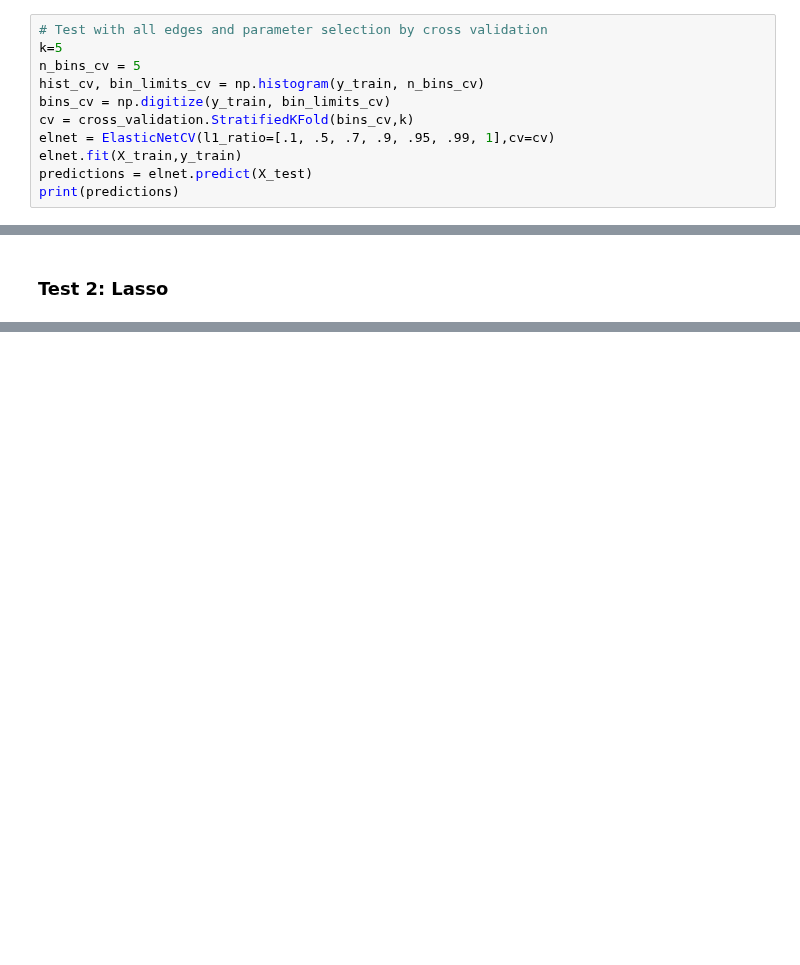
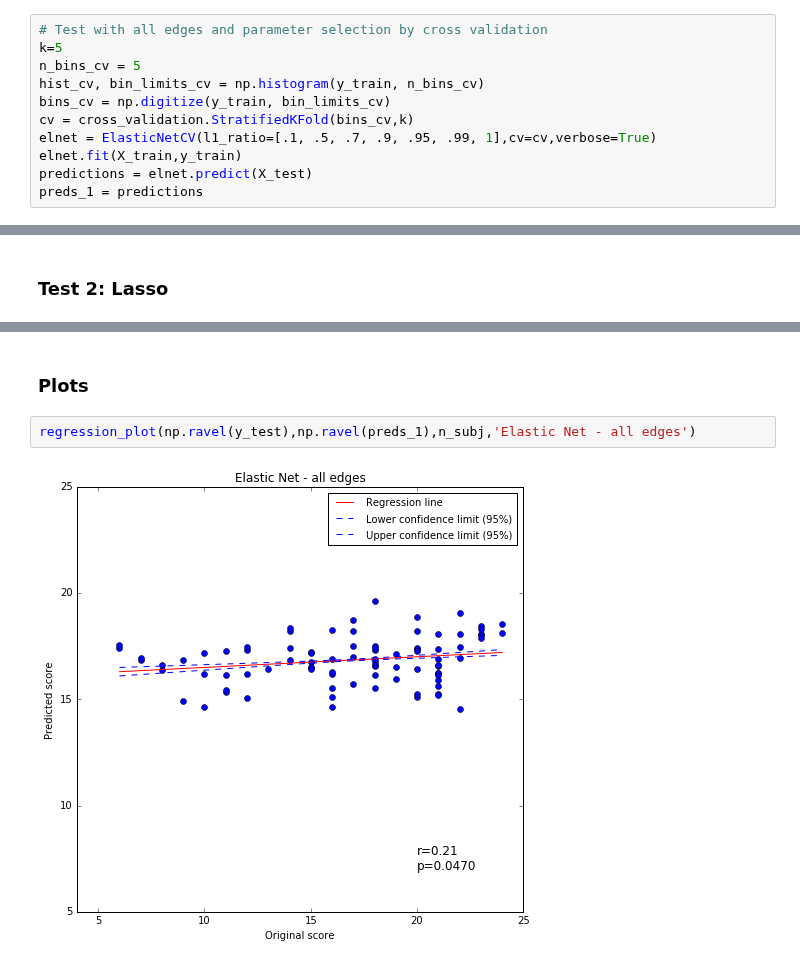
Before and after one commit to paola-g/iq_prediction, a Jupyter notebook: elastic_net_ext.ipynb, the cells around one changed output, grey strips where cells are left out. Drawn from its saved outputs; the diff is of its cells as text; blank space fills up the shorter version.

Commit message:
added plots

```diff
--- a/elastic_net_ext.ipynb
+++ b/elastic_net_ext.ipynb
@@ -186,7 +186,7 @@ n_bins_cv = 5
 hist_cv, bin_limits_cv = np.histogram(y_train, n_bins_cv)
 bins_cv = np.digitize(y_train, bin_limits_cv)
 cv = cross_validation.StratifiedKFold(bins_cv,k)
-elnet = ElasticNetCV(l1_ratio=[.1, .5, .7, .9, .95, .99, 1],cv=cv)
+elnet = ElasticNetCV(l1_ratio=[.1, .5, .7, .9, .95, .99, 1],cv=cv,verbose=True)
 elnet.fit(X_train,y_train)
 predictions = elnet.predict(X_test)
-print(predictions)
+preds_1 = predictions
@@ -205,0 +246,6 @@ print(predictions)
+# %% [markdown]
+### Plots
+# %%
+regression_plot(np.ravel(y_test),np.ravel(preds_1),n_subj,'Elastic Net - all edges')
+# %% [output]
+[figure, added]
```
Also changed, not shown: parts of 3 cells of this notebook.
